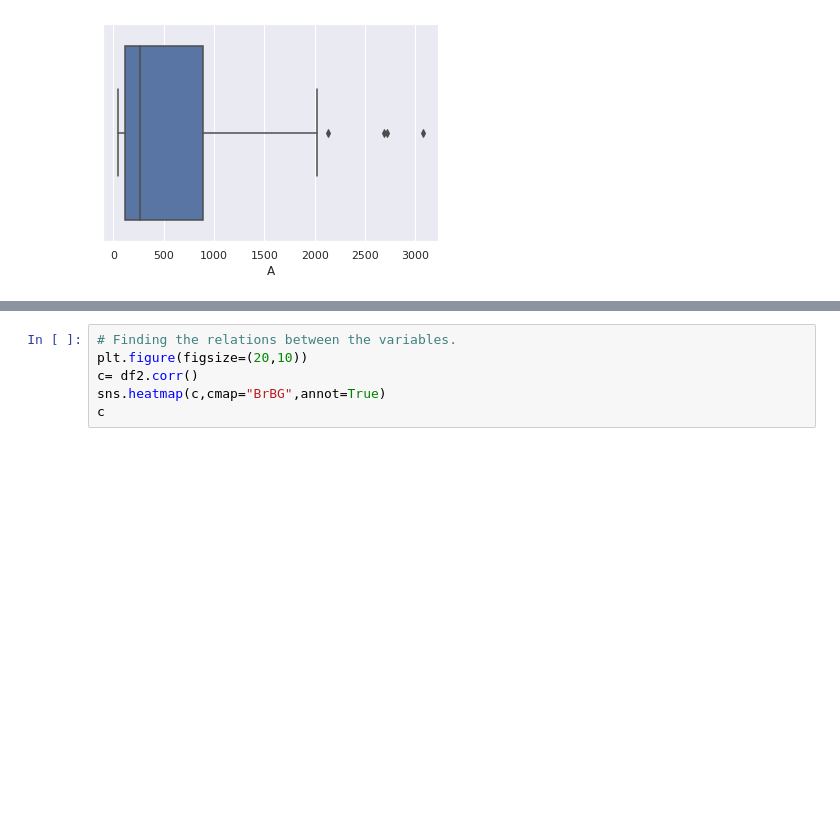
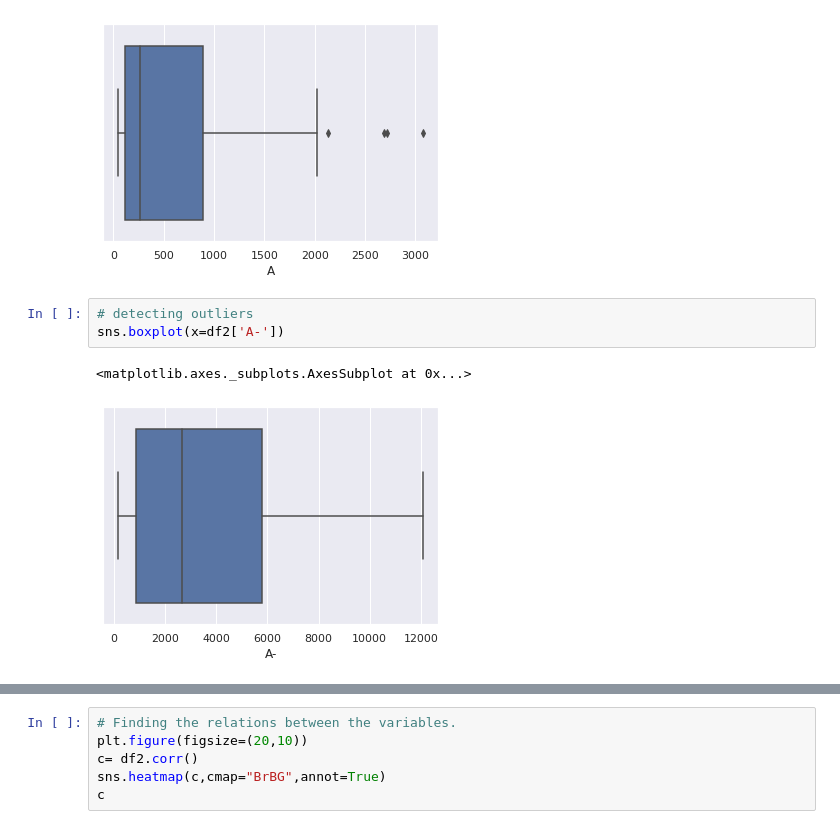
Before and after one commit to tombrown3/datascience_assignment1, a Jupyter notebook: Untitled1.ipynb, the cells around one changed output, grey strips where cells are left out. Cells and saved outputs as stored; diff of their text form; blank space fills up the shorter version.

```diff
--- a/Untitled1.ipynb
+++ b/Untitled1.ipynb
@@ -71,5 +71,11 @@ sns.boxplot(x=df2['A'])
 # %% [output]
 <matplotlib.axes._subplots.AxesSubplot at 0x...>
 [figure]
+# %%
+# detecting outliers
+sns.boxplot(x=df2['A-'])
+# %% [output]
+<matplotlib.axes._subplots.AxesSubplot at 0x...>
+[figure, added]
 # %%
 # Plotting a Histogram
```
Also changed, not shown: parts of 2 cells of this notebook.
